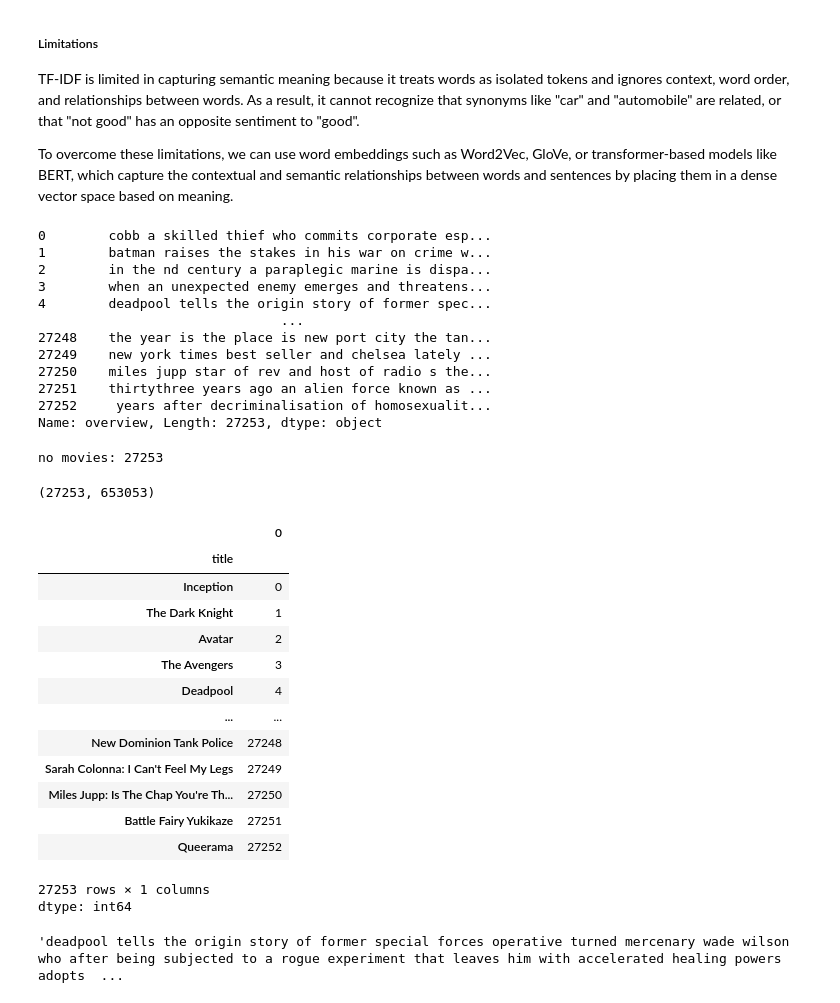
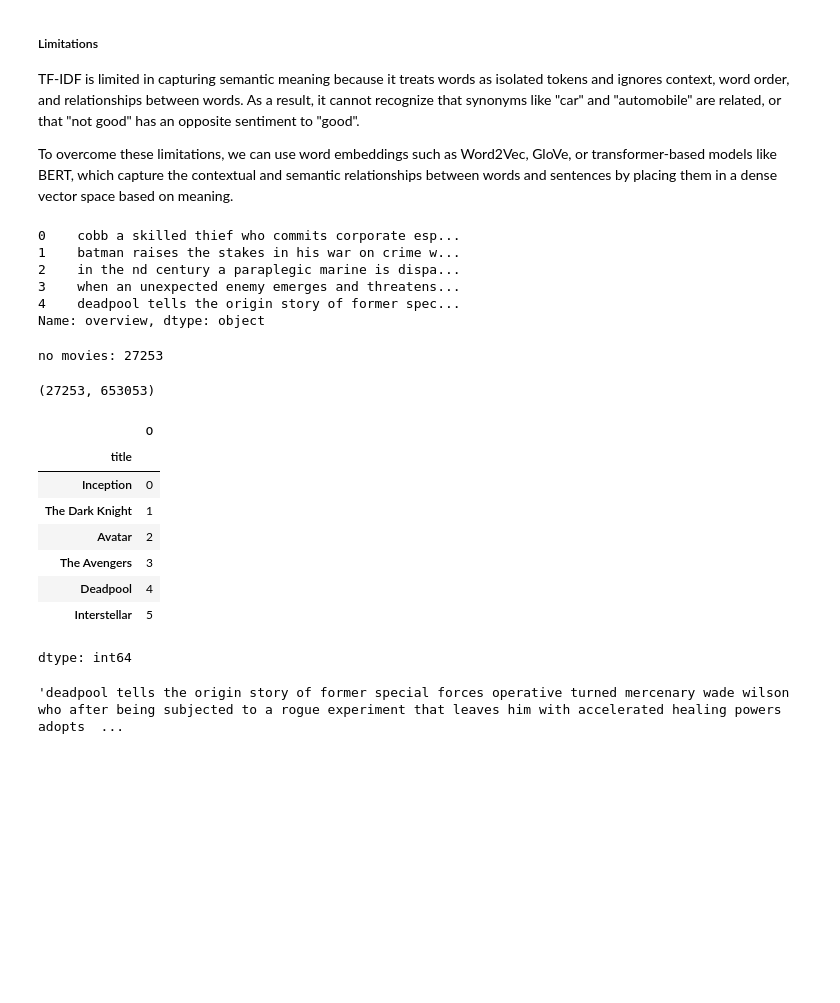
Before and after one commit to g-vaughan/classic_machine_learning, a Jupyter notebook: movie_recommender_systems.ipynb, the cells around one changed output. Drawn from its saved outputs; the diff is of its cells as text; code cells hidden in the pictures; blank space fills up the shorter version.

```diff
--- a/movie_recommender_systems.ipynb
+++ b/movie_recommender_systems.ipynb
@@ -156,7 +156,7 @@ ratings_df.head(3)
 # %% [markdown]
 #### Movie metadata
 # %%
-metadata_df = pd.read_csv(path + '/movies_metadata.csv')
+metadata_df = pd.read_csv(path + '/movies_metadata.csv', low_memory=False)
 metadata_df['poster_path'] = 'https://image.tmdb.org/t/p/original' + metadata_df['poster_path']
 # %% [markdown]
 # Pre-processing
@@ -451,20 +451,14 @@ def preprocess(text):
 metadata_df['overview'] = metadata_df['overview'].astype(str)
 metadata_df['overview'] = metadata_df['overview'].apply(preprocess)
 
-print(metadata_df['overview'])
+print(metadata_df['overview'][:5])
 # %% [output]
-0        cobb a skilled thief who commits corporate esp...
-1        batman raises the stakes in his war on crime w...
-2        in the nd century a paraplegic marine is dispa...
-3        when an unexpected enemy emerges and threatens...
-4        deadpool tells the origin story of former spec...
-                               ...
-27248    the year is the place is new port city the tan...
-27249    new york times best seller and chelsea lately ...
-27250    miles jupp star of rev and host of radio s the...
-27251    thirtythree years ago an alien force known as ...
-27252     years after decriminalisation of homosexualit...
-Name: overview, Length: 27253, dtype: object
+0    cobb a skilled thief who commits corporate esp...
+1    batman raises the stakes in his war on crime w...
+2    in the nd century a paraplegic marine is dispa...
+3    when an unexpected enemy emerges and threatens...
+4    deadpool tells the origin story of former spec...
+Name: overview, dtype: object
 # %%
 #Define a TF-IDF Vectorizer Object. Remove all english stop words such as 'the', 'a'
 tfidf = TfidfVectorizer(stop_words='english', ngram_range=(1, 2))
@@ -486,22 +480,16 @@ no movies: 27253
 # %%
 #Construct a reverse map of indices and movie titles
 indices = pd.Series(metadata_df.index, index=metadata_df['title']).drop_duplicates()
-indices
+indices[:6]
 # %% [output]
 |  | 0 |
 | title |  |
 | Inception | 0 |
 | The Dark Knight | 1 |
 | Avatar | 2 |
 | The Avengers | 3 |
 | Deadpool | 4 |
-| ... | ... |
-| New Dominion Tank Police | 27248 |
-| Sarah Colonna: I Can't Feel My Legs | 27249 |
-| Miles Jupp: Is The Chap You're Th... | 27250 |
-| Battle Fairy Yukikaze | 27251 |
-| Queerama | 27252 |
+| Interstellar | 5 |
-27253 rows × 1 columns
 dtype: int64
 # %%
 title_description_dict = dict(zip(metadata_df['title'].str.lower(), metadata_df['overview']))
```
Also changed, not shown: parts of 4 cells of this notebook.
